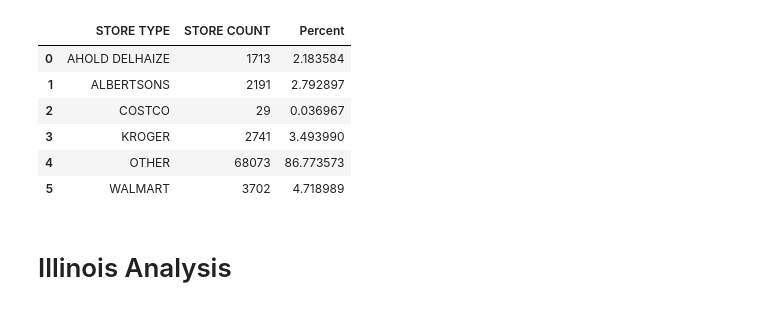
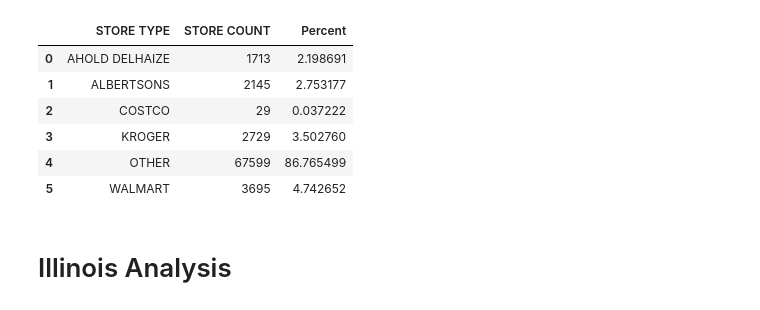
Before and after one commit to uchicago-dsi/rafi-grocery, a Jupyter notebook: notebooks/BUSINESS_ANALYSIS-V2.ipynb, the cells around one changed output. Saved outputs shown, nothing was run; the diff lists cells and outputs as text; code cells hidden in the pictures.

```diff
--- a/notebooks/BUSINESS_ANALYSIS-V2.ipynb
+++ b/notebooks/BUSINESS_ANALYSIS-V2.ipynb
@@ -265,7 +265,7 @@ def sic_filter(df):
     filtered_df = df[df['PRIMARY SIC CODE'].isin(sic_codes) | df['PRIMARY SIC CODE'].isna()]
     return filtered_df
 
-supermarkets_2022 = sic_filter(stores_2022)
+supermarkets = sic_filter(stores_general)
 # %%
 def update_parent_name(df):
     """
@@ -285,9 +285,9 @@ def update_parent_name(df):
         df.loc[(df["PARENT NUMBER"] != parent_number) & (df["STORE TYPE"] == parent_name), "STORE TYPE"] = "OTHER"
 
     return df
-supermarkets_2022 = update_parent_name(supermarkets_2022)
+supermarkets = update_parent_name(supermarkets)
 #Assigns Parent Number of Albertsons to CARRS
-supermarkets_2022.loc[supermarkets_2022[supermarkets_2022["COMPANY"] == "CARRS QUALITY CTR PALMER SHPG"].index, "PARENT NUMBER"] = 5995907.0
+supermarkets.loc[supermarkets[supermarkets["COMPANY"] == "CARRS QUALITY CTR PALMER SHPG"].index, "PARENT NUMBER"] = 5995907.0
 # %%
 def process_dataframe(df):
     """
@@ -325,5 +325,5 @@ def process_dataframe(df):
 
     return df
 
-supermarkets_2022 = process_dataframe(supermarkets_2022)
+supermarkets = process_dataframe(supermarkets)
 # %%
@@ -335,12 +335,12 @@ supermarkets_2022.loc[supermarkets_2022["SALES VOLUME (9) - LOCATION"].isna()].s
 # Locate Companies without a designated parent number (indicated by a parent number of < 9999)
 # Split these companies arbitrarily to account for true independent stores and non-independent stores (if there are only 3 companies under the parent number it is classified as independent other)
 
-non_parent_group = supermarkets_2022[supermarkets_2022["PARENT NUMBER"] < 9999].groupby("FIPS CODE")["SALES VOLUME (9) - LOCATION"].median().reset_index()
+non_parent_group = supermarkets[supermarkets["PARENT NUMBER"] < 9999].groupby("FIPS CODE")["SALES VOLUME (9) - LOCATION"].median().reset_index()
 independent_non_parent = non_parent_group[non_parent_group["SALES VOLUME (9) - LOCATION"] < 4]
 non_par = non_parent_group[non_parent_group["SALES VOLUME (9) - LOCATION"] > 3]
 
-non_parent = supermarkets_2022[supermarkets_2022["FIPS CODE"].isin(non_par["FIPS CODE"])]
-np_independent = supermarkets_2022[supermarkets_2022["FIPS CODE"].isin(independent_non_parent["FIPS CODE"])]
+non_parent = supermarkets[supermarkets["FIPS CODE"].isin(non_par["FIPS CODE"])]
+np_independent = supermarkets[supermarkets["FIPS CODE"].isin(independent_non_parent["FIPS CODE"])]
 
 # Calculate FIPS CODE-specific medians
 median_np = non_parent.groupby("FIPS CODE")["SALES VOLUME (9) - LOCATION"].median().reset_index()
@@ -349,12 +349,12 @@ median_np_ind = np_independent.groupby("FIPS CODE")["SALES VOLUME (9) - LOCATION
 # Locate Companies with a designated parent number (indicated by a parent number of > 9999)
 # Split these companies arbitrarily to account for true independent stores and non-independent stores (if there are only 3 companies under the parent number it is classified as independent other)
 
-parent_group = supermarkets_2022[supermarkets_2022["PARENT NUMBER"] > 9999].groupby("FIPS CODE")["SALES VOLUME (9) - LOCATION"].median().reset_index()
+parent_group = supermarkets[supermarkets["PARENT NUMBER"] > 9999].groupby("FIPS CODE")["SALES VOLUME (9) - LOCATION"].median().reset_index()
 independent_parent = parent_group[parent_group["SALES VOLUME (9) - LOCATION"] < 4]
 p = parent_group[parent_group["SALES VOLUME (9) - LOCATION"] > 3]
 
-parent = supermarkets_2022[supermarkets_2022["FIPS CODE"].isin(parent_group["FIPS CODE"])]
-independent_parent = supermarkets_2022[supermarkets_2022["FIPS CODE"].isin(independent_parent["FIPS CODE"])]
+parent = supermarkets[supermarkets["FIPS CODE"].isin(parent_group["FIPS CODE"])]
+independent_parent = supermarkets[supermarkets["FIPS CODE"].isin(independent_parent["FIPS CODE"])]
 
 # Calculate FIPS CODE-specific medians
 median_np = non_parent.groupby("FIPS CODE")["SALES VOLUME (9) - LOCATION"].median().reset_index()
@@ -363,18 +363,18 @@ median_parent = parent.groupby("FIPS CODE")["SALES VOLUME (9) - LOCATION"].media
 median_parent_ind = independent_parent.groupby("FIPS CODE")["SALES VOLUME (9) - LOCATION"].median().reset_index()
 
 # Update missing values based on FIPS CODE-specific medians
-supermarkets_2022 = supermarkets_2022.merge(median_np, on="FIPS CODE", suffixes=("", "_median_np"), how="left")
-supermarkets_2022.loc[supermarkets_2022["SALES VOLUME (9) - LOCATION"].isnull(), "SALES VOLUME (9) - LOCATION"] = supermarkets_2022["SALES VOLUME (9) - LOCATION_median_np"]
+supermarkets = supermarkets.merge(median_np, on="FIPS CODE", suffixes=("", "_median_np"), how="left")
+supermarkets.loc[supermarkets["SALES VOLUME (9) - LOCATION"].isnull(), "SALES VOLUME (9) - LOCATION"] = supermarkets["SALES VOLUME (9) - LOCATION_median_np"]
 
-supermarkets_2022 = supermarkets_2022.merge(median_np_ind, on="FIPS CODE", suffixes=("", "_median_np_ind"), how="left")
-supermarkets_2022.loc[supermarkets_2022["SALES VOLUME (9) - LOCATION"].isnull(), "SALES VOLUME (9) - LOCATION"] = supermarkets_2022["SALES VOLUME (9) - LOCATION_median_np_ind"]
+supermarkets = supermarkets.merge(median_np_ind, on="FIPS CODE", suffixes=("", "_median_np_ind"), how="left")
+supermarkets.loc[supermarkets["SALES VOLUME (9) - LOCATION"].isnull(), "SALES VOLUME (9) - LOCATION"] = supermarkets["SALES VOLUME (9) - LOCATION_median_np_ind"]
 
-supermarkets_2022 = supermarkets_2022.merge(median_parent, on="FIPS CODE", suffixes=("", "_median_parent"), how="left")
-supermarkets_2022.loc[supermarkets_2022["SALES VOLUME (9) - LOCATION"].isnull(), "SALES VOLUME (9) - LOCATION"] = supermarkets_2022["SALES VOLUME (9) - LOCATION_median_parent"]
+supermarkets = supermarkets.merge(median_parent, on="FIPS CODE", suffixes=("", "_median_parent"), how="left")
+supermarkets.loc[supermarkets["SALES VOLUME (9) - LOCATION"].isnull(), "SALES VOLUME (9) - LOCATION"] = supermarkets["SALES VOLUME (9) - LOCATION_median_parent"]
 
-supermarkets_2022 = supermarkets_2022.merge(median_parent_ind, on="FIPS CODE", suffixes=("", "_median_parent_ind"), how="left")
-supermarkets_2022.loc[supermarkets_2022["SALES VOLUME (9) - LOCATION"].isnull(), "SALES VOLUME (9) - LOCATION"] = supermarkets_2022["SALES VOLUME (9) - LOCATION_median_parent_ind"]
+supermarkets = supermarkets.merge(median_parent_ind, on="FIPS CODE", suffixes=("", "_median_parent_ind"), how="left")
+supermarkets.loc[supermarkets["SALES VOLUME (9) - LOCATION"].isnull(), "SALES VOLUME (9) - LOCATION"] = supermarkets["SALES VOLUME (9) - LOCATION_median_parent_ind"]
 
 # Drop redundant columns
-supermarkets_2022.drop(["SALES VOLUME (9) - LOCATION_median_np", "SALES VOLUME (9) - LOCATION_median_np_ind", "SALES VOLUME (9) - LOCATION_median_parent", "SALES VOLUME (9) - LOCATION_median_parent_ind"], axis=1, inplace=True)
+supermarkets.drop(["SALES VOLUME (9) - LOCATION_median_np", "SALES VOLUME (9) - LOCATION_median_np_ind", "SALES VOLUME (9) - LOCATION_median_parent", "SALES VOLUME (9) - LOCATION_median_parent_ind"], axis=1, inplace=True)
 # %%
@@ -386,17 +386,17 @@ supermarkets_2022.loc[supermarkets_2022["SALES VOLUME (9) - LOCATION"].isna()]
 # %%
 #Finds the Percent of Brick and Mortar and Store Count for Each Major Parent Company and Other
-store_count_us = supermarkets_2022.groupby('STORE TYPE').count()[["CITY"]].reset_index().rename(columns={"CITY":"STORE COUNT"})
-store_count_us['Percent'] = store_count_us['STORE COUNT'] / supermarkets_2022.shape[0] * 100
+store_count_us = supermarkets.groupby('STORE TYPE').count()[["CITY"]].reset_index().rename(columns={"CITY":"STORE COUNT"})
+store_count_us['Percent'] = store_count_us['STORE COUNT'] / supermarkets.shape[0] * 100
 
 store_count_us
 # %% [output]
 |  | STORE TYPE | STORE COUNT | Percent |
-| 0 | AHOLD DELHAIZE | 1713 | 2.183584 |
-| 1 | ALBERTSONS | 2191 | 2.792897 |
-| 2 | COSTCO | 29 | 0.036967 |
-| 3 | KROGER | 2741 | 3.493990 |
-| 4 | OTHER | 68073 | 86.773573 |
-| 5 | WALMART | 3702 | 4.718989 |
+| 0 | AHOLD DELHAIZE | 1713 | 2.198691 |
+| 1 | ALBERTSONS | 2145 | 2.753177 |
+| 2 | COSTCO | 29 | 0.037222 |
+| 3 | KROGER | 2729 | 3.502760 |
+| 4 | OTHER | 67599 | 86.765499 |
+| 5 | WALMART | 3695 | 4.742652 |
 # %% [markdown]
 # Illinois Analysis
 # %%
```
Also changed, not shown: parts of 30 cells of this notebook.
